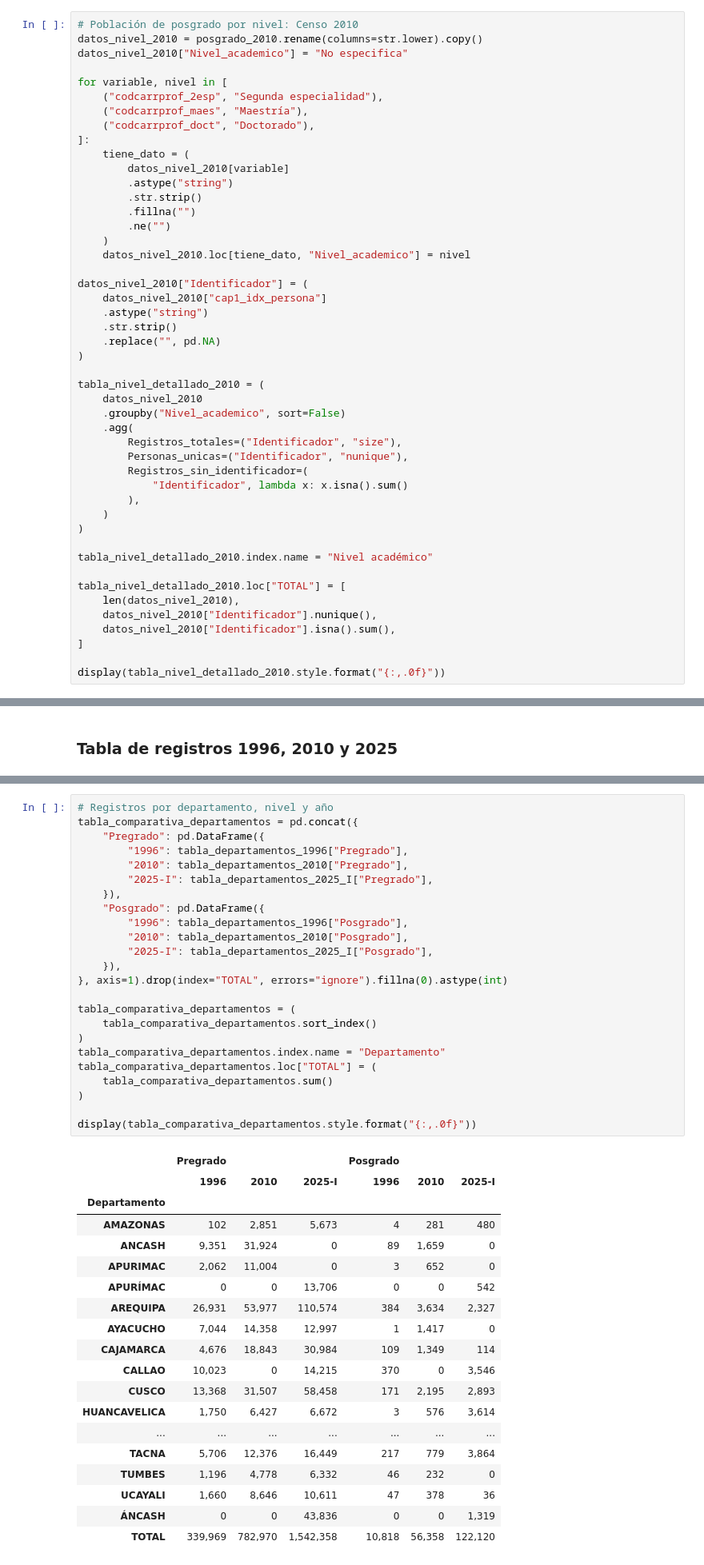
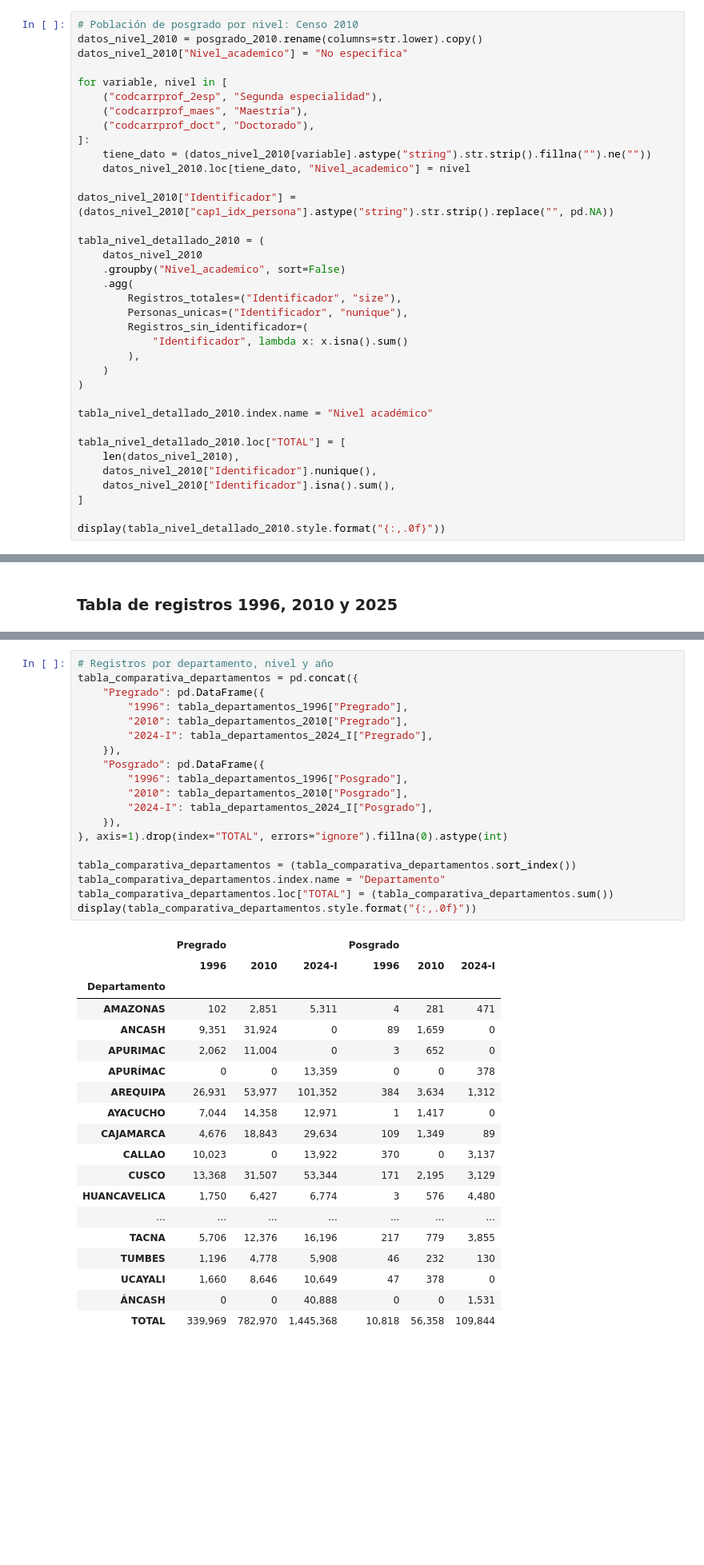
Before and after one commit to DanielPajita/educacion-universitaria-peru, a Jupyter notebook: 3_Códigos/01_exploracion_poblacion_estudiantil.ipynb, the cells around one changed output, grey strips where cells are left out. Shown at 80% size. Saved outputs shown, nothing was run; the diff lists cells and outputs as text; blank space fills up the shorter version.

```diff
--- a/3_Códigos/01_exploracion_poblacion_estudiantil.ipynb
+++ b/3_Códigos/01_exploracion_poblacion_estudiantil.ipynb
@@ -484,21 +559,10 @@ for variable, nivel in [
     ("codcarrprof_maes", "Maestría"),
     ("codcarrprof_doct", "Doctorado"),
 ]:
-    tiene_dato = (
-        datos_nivel_2010[variable]
-        .astype("string")
-        .str.strip()
-        .fillna("")
-        .ne("")
-    )
+    tiene_dato = (datos_nivel_2010[variable].astype("string").str.strip().fillna("").ne(""))
     datos_nivel_2010.loc[tiene_dato, "Nivel_academico"] = nivel
 
-datos_nivel_2010["Identificador"] = (
-    datos_nivel_2010["cap1_idx_persona"]
-    .astype("string")
-    .str.strip()
-    .replace("", pd.NA)
-)
+datos_nivel_2010["Identificador"] = (datos_nivel_2010["cap1_idx_persona"].astype("string").str.strip().replace("", pd.NA))
 
 tabla_nivel_detallado_2010 = (
     datos_nivel_2010
@@ -838,46 +927,41 @@ display(tabla_comparativa.style.format({
 # %%
 # Registros por departamento, nivel y año
 tabla_comparativa_departamentos = pd.concat({
     "Pregrado": pd.DataFrame({
         "1996": tabla_departamentos_1996["Pregrado"],
         "2010": tabla_departamentos_2010["Pregrado"],
-        "2025-I": tabla_departamentos_2025_I["Pregrado"],
+        "2024-I": tabla_departamentos_2024_I["Pregrado"],
     }),
     "Posgrado": pd.DataFrame({
         "1996": tabla_departamentos_1996["Posgrado"],
         "2010": tabla_departamentos_2010["Posgrado"],
-        "2025-I": tabla_departamentos_2025_I["Posgrado"],
+        "2024-I": tabla_departamentos_2024_I["Posgrado"],
     }),
 }, axis=1).drop(index="TOTAL", errors="ignore").fillna(0).astype(int)
 
-tabla_comparativa_departamentos = (
-    tabla_comparativa_departamentos.sort_index()
-)
+tabla_comparativa_departamentos = (tabla_comparativa_departamentos.sort_index())
 tabla_comparativa_departamentos.index.name = "Departamento"
-tabla_comparativa_departamentos.loc["TOTAL"] = (
-    tabla_comparativa_departamentos.sum()
-)
-
+tabla_comparativa_departamentos.loc["TOTAL"] = (tabla_comparativa_departamentos.sum())
 display(tabla_comparativa_departamentos.style.format("{:,.0f}"))
 # %% [output]
 |  | Pregrado |  |  | Posgrado |  |  |
-|  | 1996 | 2010 | 2025-I | 1996 | 2010 | 2025-I |
+|  | 1996 | 2010 | 2024-I | 1996 | 2010 | 2024-I |
 | Departamento |  |  |  |  |  |  |
-| AMAZONAS | 102 | 2,851 | 5,673 | 4 | 281 | 480 |
+| AMAZONAS | 102 | 2,851 | 5,311 | 4 | 281 | 471 |
 | ANCASH | 9,351 | 31,924 | 0 | 89 | 1,659 | 0 |
 | APURIMAC | 2,062 | 11,004 | 0 | 3 | 652 | 0 |
-| APURÍMAC | 0 | 0 | 13,706 | 0 | 0 | 542 |
-| AREQUIPA | 26,931 | 53,977 | 110,574 | 384 | 3,634 | 2,327 |
-| AYACUCHO | 7,044 | 14,358 | 12,997 | 1 | 1,417 | 0 |
-| CAJAMARCA | 4,676 | 18,843 | 30,984 | 109 | 1,349 | 114 |
-| CALLAO | 10,023 | 0 | 14,215 | 370 | 0 | 3,546 |
-| CUSCO | 13,368 | 31,507 | 58,458 | 171 | 2,195 | 2,893 |
-| HUANCAVELICA | 1,750 | 6,427 | 6,672 | 3 | 576 | 3,614 |
+| APURÍMAC | 0 | 0 | 13,359 | 0 | 0 | 378 |
+| AREQUIPA | 26,931 | 53,977 | 101,352 | 384 | 3,634 | 1,312 |
+| AYACUCHO | 7,044 | 14,358 | 12,971 | 1 | 1,417 | 0 |
+| CAJAMARCA | 4,676 | 18,843 | 29,634 | 109 | 1,349 | 89 |
+| CALLAO | 10,023 | 0 | 13,922 | 370 | 0 | 3,137 |
+| CUSCO | 13,368 | 31,507 | 53,344 | 171 | 2,195 | 3,129 |
+| HUANCAVELICA | 1,750 | 6,427 | 6,774 | 3 | 576 | 4,480 |
 | ... | ... | ... | ... | ... | ... | ... |
-| TACNA | 5,706 | 12,376 | 16,449 | 217 | 779 | 3,864 |
-| TUMBES | 1,196 | 4,778 | 6,332 | 46 | 232 | 0 |
-| UCAYALI | 1,660 | 8,646 | 10,611 | 47 | 378 | 36 |
-| ÁNCASH | 0 | 0 | 43,836 | 0 | 0 | 1,319 |
-| TOTAL | 339,969 | 782,970 | 1,542,358 | 10,818 | 56,358 | 122,120 |
+| TACNA | 5,706 | 12,376 | 16,196 | 217 | 779 | 3,855 |
+| TUMBES | 1,196 | 4,778 | 5,908 | 46 | 232 | 130 |
+| UCAYALI | 1,660 | 8,646 | 10,649 | 47 | 378 | 0 |
+| ÁNCASH | 0 | 0 | 40,888 | 0 | 0 | 1,531 |
+| TOTAL | 339,969 | 782,970 | 1,445,368 | 10,818 | 56,358 | 109,844 |
 # %%
 # Porcentajes por departamento, nivel y año
```
Also changed, not shown: parts of 14 cells of this notebook, 7 other files.
